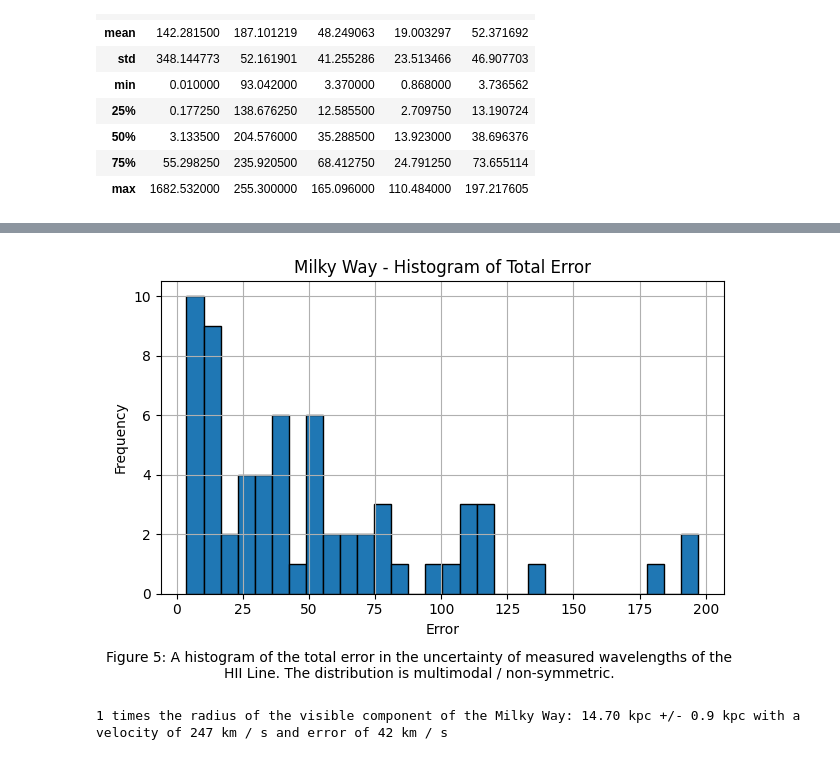
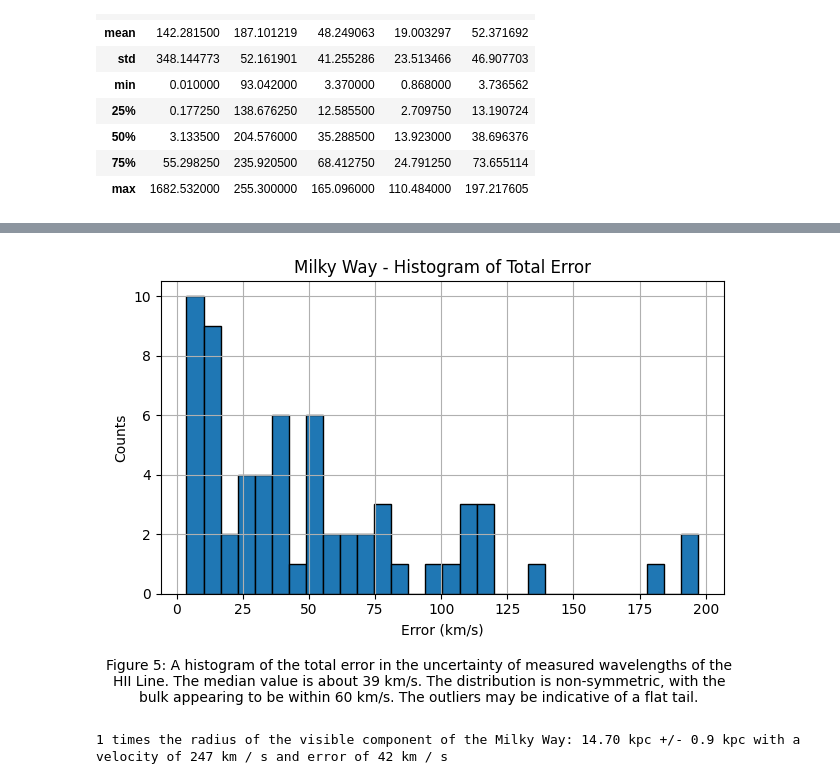
Before and after one commit to jarrodsb/DSPS_JBieber, a Jupyter notebook: HW4/Solution_MWrotCurve.ipynb, the cells around one changed output, grey strips where cells are left out. Cells and saved outputs as stored; diff of their text form; code cells hidden in the pictures.

```diff
--- a/HW4/Solution_MWrotCurve.ipynb
+++ b/HW4/Solution_MWrotCurve.ipynb
@@ -700,15 +700,15 @@ plt.tight_layout(rect=[0, 0.15, 1, 1])
 # %%
-caption = "Figure 5: A histogram of the total error in the uncertainty of measured wavelengths of the HII Line. The distribution is multimodal / non-symmetric."
+caption = "Figure 5: A histogram of the total error in the uncertainty of measured wavelengths of the HII Line. The median value is about 39 km/s. The distribution is non-symmetric, with the bulk appearing to be within 60 km/s. The outliers may be indicative of a flat tail."
 
 plt.hist(mw["err_tot"], bins=30, edgecolor='black', log=False)
 plt.title("Milky Way - Histogram of Total Error")
-plt.xlabel("Error")
-plt.ylabel("Frequency")
+plt.xlabel("Error (km/s)")
+plt.ylabel("Counts")
 plt.grid()
-plt.figtext(0.5, 0.1, caption, ha='center', fontsize=10, wrap=True)
+plt.figtext(0.5, 0.05, caption, ha='center', fontsize=10, wrap=True)
 plt.tight_layout(rect=[0, 0.15, 1, 1])
 # %% [output]
-[figure, old version]
+[figure, new version]
 # %%
 mwSize = 26.8 * u.kpc
 mwSize_err = 1.1 * u.kpc
```
Also changed, not shown: parts of 9 cells of this notebook.
